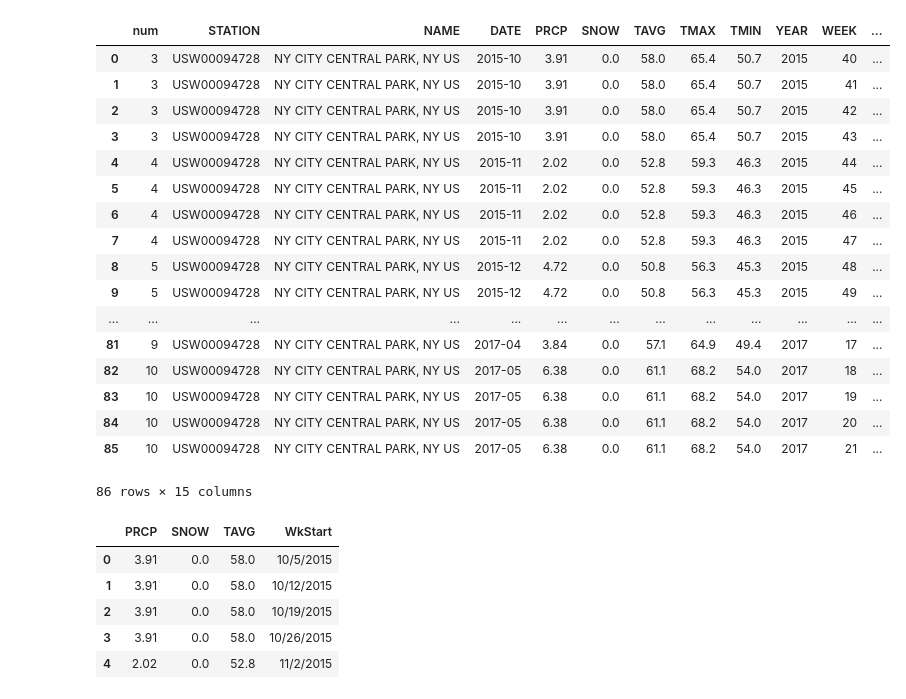
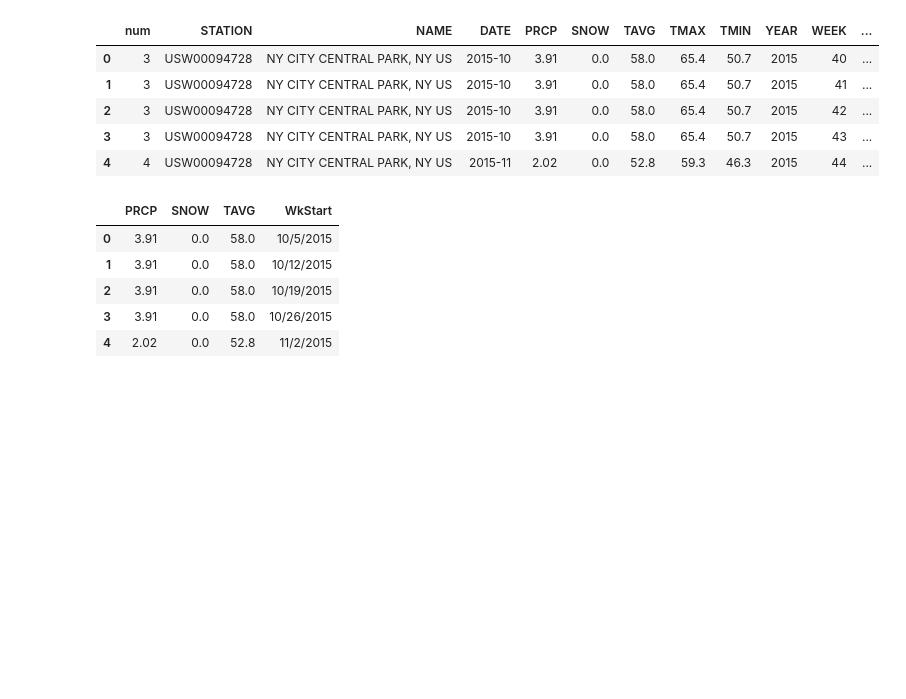
Before and after one commit to giolee88/FluTracker, a Jupyter notebook: Code/incident_vs_weather.ipynb, the cells around one changed output. Drawn from its saved outputs; the diff is of its cells as text; code cells hidden in the pictures; blank space fills up the shorter version.

```diff
--- a/Code/incident_vs_weather.ipynb
+++ b/Code/incident_vs_weather.ipynb
@@ -12,26 +12,14 @@ flu_incident_file= "Data/ILINet_2015_2017.csv"
 # Not every CSV requires an encoding, but be aware this can come up
 weather_file_df = pd.read_csv(weather_file, encoding = "ISO-8859-1")
 # %%
-weather_file_df
+weather_file_df.head()
 # %% [output]
 |  | num | STATION | NAME | DATE | PRCP | SNOW | TAVG | TMAX | TMIN | YEAR | WEEK | ... |
 | 0 | 3 | USW00094728 | NY CITY CENTRAL PARK, NY US | 2015-10 | 3.91 | 0.0 | 58.0 | 65.4 | 50.7 | 2015 | 40 | ... |
 | 1 | 3 | USW00094728 | NY CITY CENTRAL PARK, NY US | 2015-10 | 3.91 | 0.0 | 58.0 | 65.4 | 50.7 | 2015 | 41 | ... |
 | 2 | 3 | USW00094728 | NY CITY CENTRAL PARK, NY US | 2015-10 | 3.91 | 0.0 | 58.0 | 65.4 | 50.7 | 2015 | 42 | ... |
 | 3 | 3 | USW00094728 | NY CITY CENTRAL PARK, NY US | 2015-10 | 3.91 | 0.0 | 58.0 | 65.4 | 50.7 | 2015 | 43 | ... |
 | 4 | 4 | USW00094728 | NY CITY CENTRAL PARK, NY US | 2015-11 | 2.02 | 0.0 | 52.8 | 59.3 | 46.3 | 2015 | 44 | ... |
-| 5 | 4 | USW00094728 | NY CITY CENTRAL PARK, NY US | 2015-11 | 2.02 | 0.0 | 52.8 | 59.3 | 46.3 | 2015 | 45 | ... |
-| 6 | 4 | USW00094728 | NY CITY CENTRAL PARK, NY US | 2015-11 | 2.02 | 0.0 | 52.8 | 59.3 | 46.3 | 2015 | 46 | ... |
-| 7 | 4 | USW00094728 | NY CITY CENTRAL PARK, NY US | 2015-11 | 2.02 | 0.0 | 52.8 | 59.3 | 46.3 | 2015 | 47 | ... |
-| 8 | 5 | USW00094728 | NY CITY CENTRAL PARK, NY US | 2015-12 | 4.72 | 0.0 | 50.8 | 56.3 | 45.3 | 2015 | 48 | ... |
-| 9 | 5 | USW00094728 | NY CITY CENTRAL PARK, NY US | 2015-12 | 4.72 | 0.0 | 50.8 | 56.3 | 45.3 | 2015 | 49 | ... |
-| ... | ... | ... | ... | ... | ... | ... | ... | ... | ... | ... | ... | ... |
-| 81 | 9 | USW00094728 | NY CITY CENTRAL PARK, NY US | 2017-04 | 3.84 | 0.0 | 57.1 | 64.9 | 49.4 | 2017 | 17 | ... |
-| 82 | 10 | USW00094728 | NY CITY CENTRAL PARK, NY US | 2017-05 | 6.38 | 0.0 | 61.1 | 68.2 | 54.0 | 2017 | 18 | ... |
-| 83 | 10 | USW00094728 | NY CITY CENTRAL PARK, NY US | 2017-05 | 6.38 | 0.0 | 61.1 | 68.2 | 54.0 | 2017 | 19 | ... |
-| 84 | 10 | USW00094728 | NY CITY CENTRAL PARK, NY US | 2017-05 | 6.38 | 0.0 | 61.1 | 68.2 | 54.0 | 2017 | 20 | ... |
-| 85 | 10 | USW00094728 | NY CITY CENTRAL PARK, NY US | 2017-05 | 6.38 | 0.0 | 61.1 | 68.2 | 54.0 | 2017 | 21 | ... |
-86 rows × 15 columns
 # %%
 # organized_df = training_data[["Name","Trainer","Weight","Membership(Days)"]]
 # organized_df.head()
```
Also changed, not shown: parts of 1 cell of this notebook, 4 other files.
